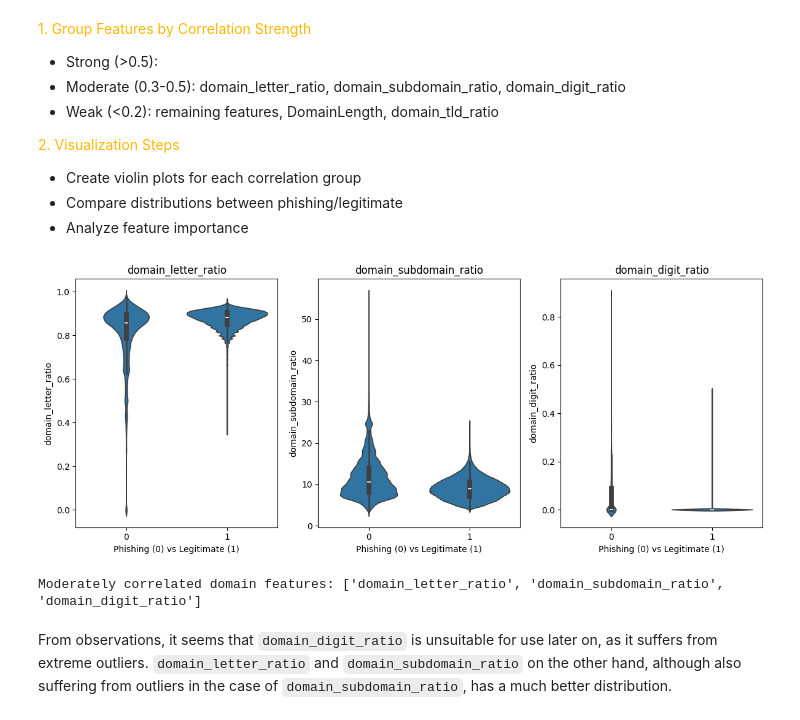
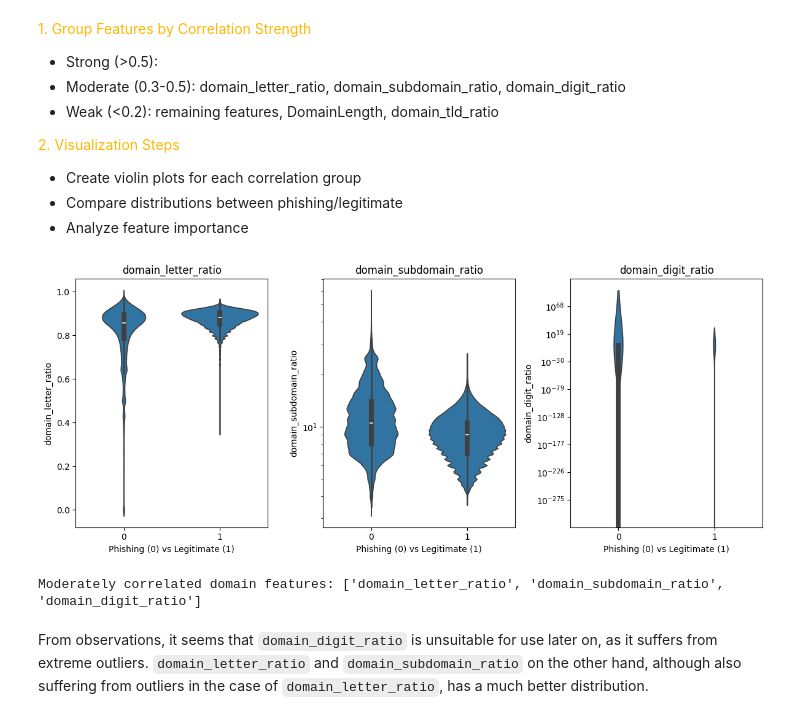
Before and after one commit to gjh0239/AITT-Assignment, a Jupyter notebook: Assignment/Assignment.ipynb, the cells around one changed output. Drawn from its saved outputs; the diff is of its cells as text; code cells hidden in the pictures.

```diff
--- a/Assignment/Assignment.ipynb
+++ b/Assignment/Assignment.ipynb
@@ -1910,35 +1918,37 @@ def visualize_domain_features(df):
 	Returns:
 	--------
 	list
 		List of moderately correlated features analyzed
 	"""
 	# Only moderate correlations (0.2-0.5)
 	moderate_features = [
 		'domain_letter_ratio',
 		'domain_subdomain_ratio',
 		'domain_digit_ratio'
 	]
 
 	# Create figure
 	plt.figure(figsize=(12, 5))
 
 	# Plot moderate correlations
 	for idx, feature in enumerate(moderate_features):
-		plt.subplot(1, 3, idx+1)
+		plt.subplot(1, len(moderate_features), idx+1)
+		if feature in ['domain_subdomain_ratio', 'domain_digit_ratio']:
+			plt.yscale('log')
 		sns.violinplot(x='label', y=feature, data=df)
 		plt.title(f'{feature}')
 		plt.xlabel('Phishing (0) vs Legitimate (1)')
 
 	plt.tight_layout()
 	plt.show()
 
 	return moderate_features
 
 # Execute visualization
 moderate_domain_features = visualize_domain_features(df)
 print("\nModerately correlated domain features:", moderate_domain_features)
 # %% [output]
-[figure, old version]
+[figure, new version]
 Moderately correlated domain features: ['domain_letter_ratio', 'domain_subdomain_ratio', 'domain_digit_ratio']
 # %% [markdown]
-From observations, it seems that `domain_digit_ratio` is unsuitable for use later on, as it suffers from extreme outliers. `domain_letter_ratio` and `domain_subdomain_ratio` on the other hand, although also suffering from outliers in the case of `domain_subdomain_ratio`, has a much better distribution.
+From observations, it seems that `domain_digit_ratio` is unsuitable for use later on, as it suffers from extreme outliers. `domain_letter_ratio` and `domain_subdomain_ratio` on the other hand, although also suffering from outliers in the case of `domain_letter_ratio`, has a much better distribution.
```
Also changed, not shown: parts of 24 cells of this notebook.
